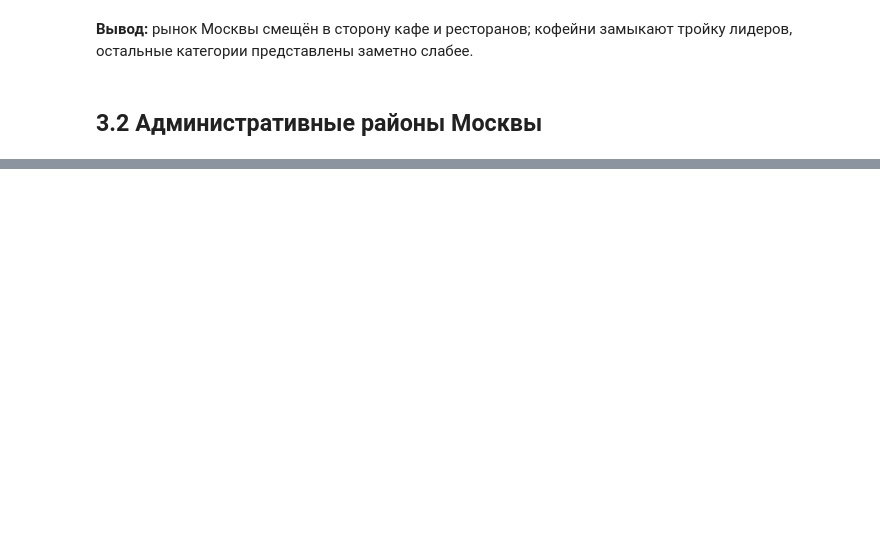
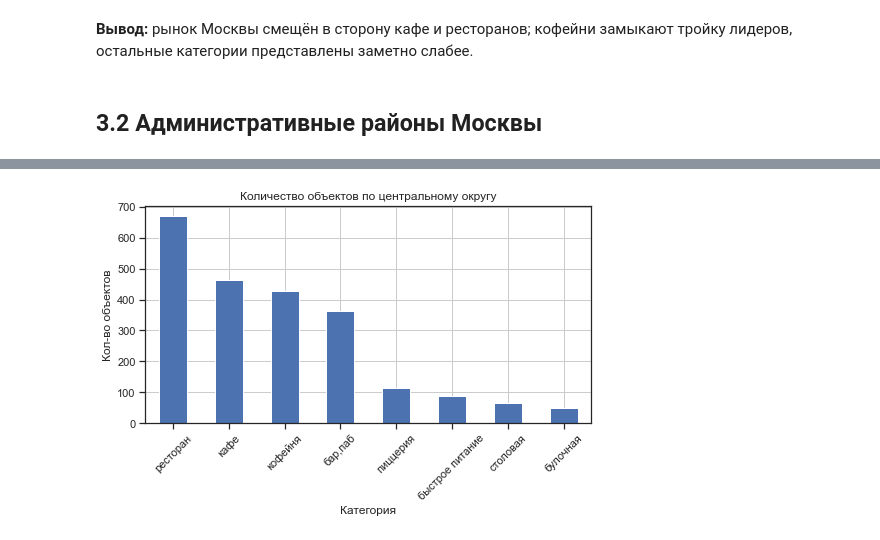
Before and after one commit to CAH0/Moscow_catering_market_research, a Jupyter notebook: File_analitics.ipynb, the cells around one changed output, grey strips where cells are left out. Saved outputs shown, nothing was run; the diff lists cells and outputs as text; code cells hidden in the pictures; blank space fills up the shorter version.

```diff
--- a/File_analitics.ipynb
+++ b/File_analitics.ipynb
@@ -421,0 +422,18 @@ plt.show()
+# %%
+plt.figure(figsize=(8, 4))
+
+dfnew = df[df['addis'] == 'центральный']
+
+dfnew['category'].value_counts().plot(
+    kind='bar',
+    legend=False,
+    rot = 45,
+    title='Количество объектов по центральному округу'
+)
+
+plt.grid()
+plt.xlabel('Категория')
+plt.ylabel('Кол-во объектов')
+plt.show()
+# %% [output]
+[figure, added]
```
Also changed, not shown: parts of 12 cells of this notebook, 1 other file.
